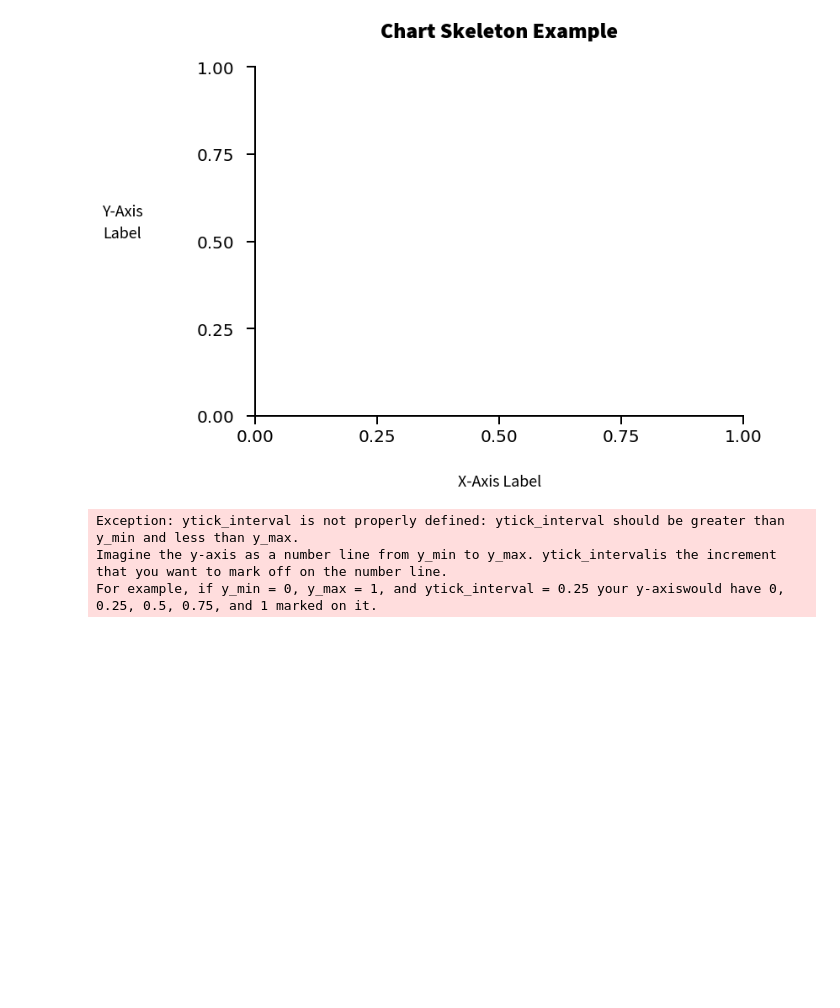
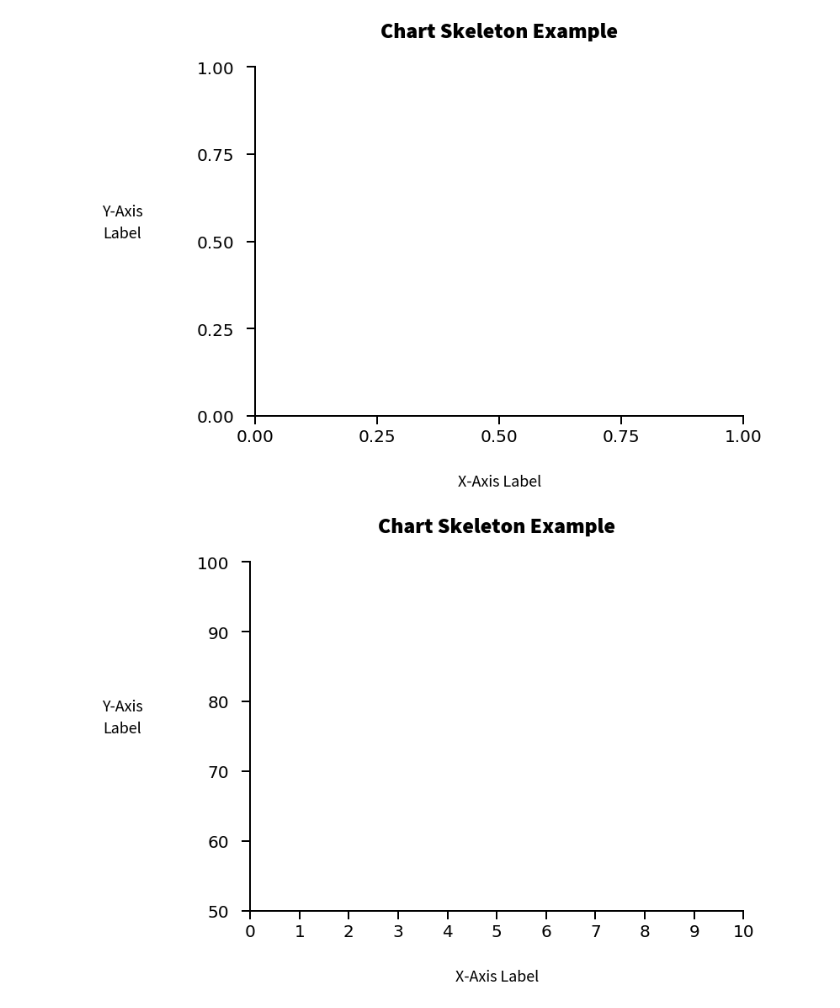
Before and after one commit to alexdsbreslav/quicklooks, a Jupyter notebook: copying_code_example.ipynb, the cells around one changed output. Cells and saved outputs as stored; diff of their text form; code cells hidden in the pictures; blank space fills up the shorter version.

Commit message:
images

```diff
--- a/copying_code_example.ipynb
+++ b/copying_code_example.ipynb
@@ -25,13 +25,11 @@ vertical_gridlines_on = False);
 # %%
 chart_skeleton = quicklook.build_chart_skeleton(style = 'default', size = 'default',
 title = 'Chart Skeleton Example',
 xlabel = 'X-Axis Label',
 ylabel = 'Y-Axis\nLabel',
 x_min_max = (0,10), y_min_max = (50,100),
-xtick_interval = 1, ytick_interval = 1,
+xtick_interval = 1, ytick_interval = 10,
 horizontal_gridlines_on = False,
 vertical_gridlines_on = False);
 # %% [output]
-Exception: ytick_interval is not properly defined: ytick_interval should be greater than y_min and less than y_max.
-Imagine the y-axis as a number line from y_min to y_max. ytick_intervalis the increment that you want to mark off on the number line.
-For example, if y_min = 0, y_max = 1, and ytick_interval = 0.25 your y-axiswould have 0, 0.25, 0.5, 0.75, and 1 marked on it.
+[figure, added]
```
Also changed, not shown: parts of 1 cell of this notebook, 7 other files.
